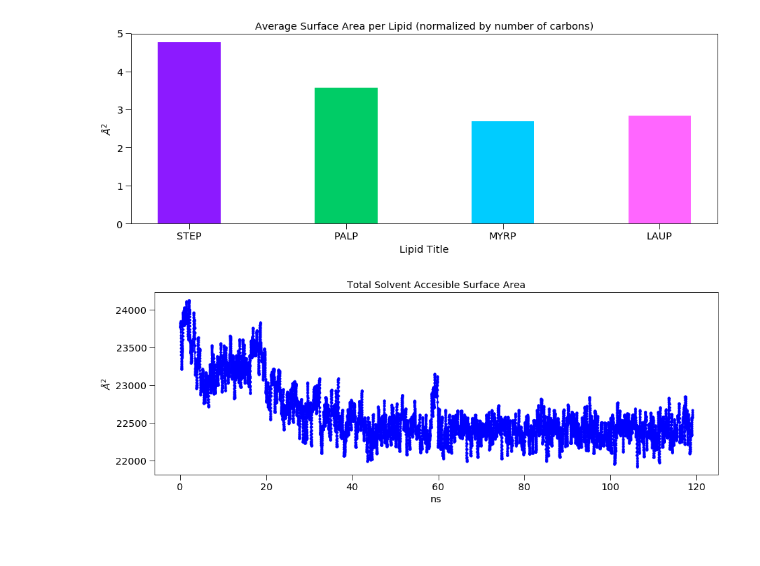
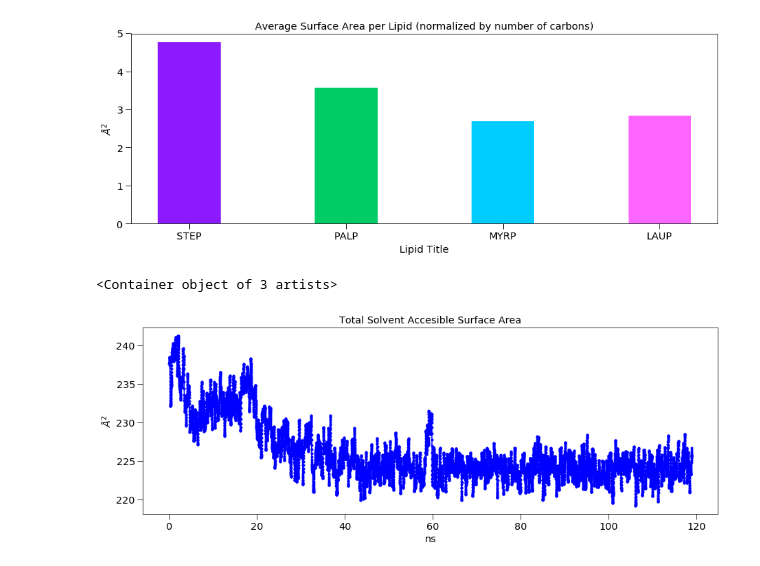
Before and after one commit to fearlessroad/mixed-monolayers, a Jupyter notebook: si_figures/solvent_accessibility.ipynb, the cells around one changed output. Saved outputs shown, nothing was run; the diff lists cells and outputs as text; code cells hidden in the pictures; blank space fills up the shorter version.

```diff
--- a/si_figures/solvent_accessibility.ipynb
+++ b/si_figures/solvent_accessibility.ipynb
@@ -51,11 +51,11 @@ solv_nrg = np.genfromtxt(filedir+'/solv_energy.xvg', skip_header=24)
 sasa_per_res = np.genfromtxt(filedir+'/sasa_per_residue.xvg', skip_header=25)
 
 #appending data from total_sasa
-a = []
+a19 = []
 b = []
-a.append(total_sasa[:,0]/1000)
+a19.append(total_sasa[:,0]/1000)
 print(a)
-b.append(total_sasa[:,1]*100)
+b.append(total_sasa[:,1])
 print(b)
 
 #appending data from solv_nrg
@@ -177,17 +177,18 @@ plt.savefig('/home/drez/Desktop/norm_avg_surface_area_per_lipid.png', dpi=300)
 # %%
 #total SASA
 import scipy.signal as signal
 
 N  = 3    # Filter order
 Wn = 0.1 # Cutoff frequency
 B, A = signal.butter(N, Wn, output='ba')
-smooth_data = signal.filtfilt(B,A, b)
+smooth_data19 = signal.filtfilt(B,A, b)
 
 plt.title('Total Solvent Accesible Surface Area')
 plt.ylabel(r'$\AA$''$^2$')
 plt.xlabel('ns')
 
-plt.errorbar(a, smooth_data, color=pal[0], marker='.')
-plt.savefig('/home/drez/Desktop/total_SASA.png', dpi=300)
+plt.errorbar(a19, smooth_data19, color=pal[0], marker='.')
+#plt.savefig('/home/drez/Desktop/total_SASA.png', dpi=300)
 # %% [output]
+<Container object of 3 artists>
-[figure, old version]
+[figure, new version]
```
Also changed, not shown: parts of 9 cells of this notebook, 4 other files.
